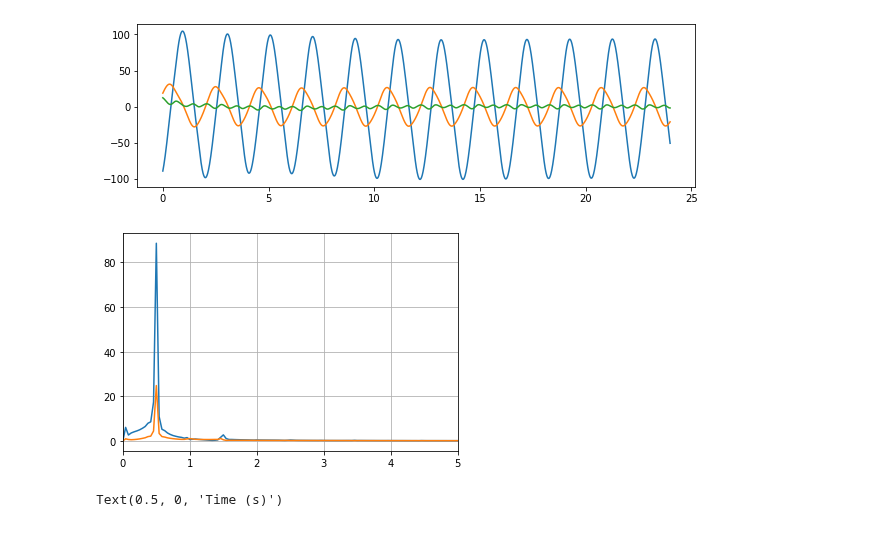
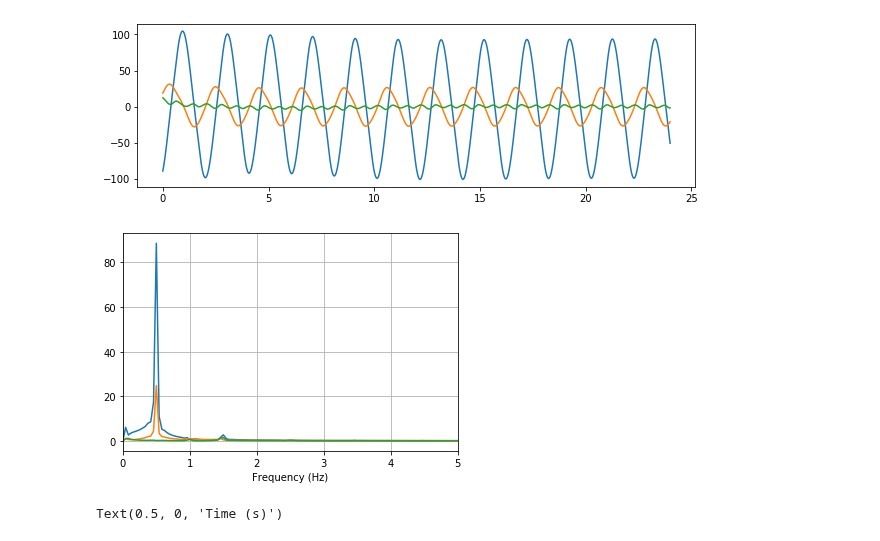
Before and after one commit to sjonany/c-elegans-interactome-analysis, a Jupyter notebook: milestone_oscillation.ipynb, the cells around one changed output. Drawn from its saved outputs; the diff is of its cells as text; code cells hidden in the pictures.

Commit message:
Add fft to plot util and notebook

```diff
--- a/milestone_oscillation.ipynb
+++ b/milestone_oscillation.ipynb
@@ -53,30 +53,10 @@ ax.plot(times, projected_X[:,2])
 # %% [output]
 [<matplotlib.lines.Line2D at 0x...>]
 [figure]
-# %%
-import numpy as np
-from scipy.fftpack import fft
-import matplotlib.pyplot as plt
-
-N = len(projected_X[:,0])
-t = 0.01
-
-pc1_fft = fft(projected_X[:,0])
-pc1_fft_freq = np.linspace(0., 1./(2. * t), N//2)
-
-pc2_fft = fft(projected_X[:,1])
-pc2_fft_freq = np.linspace(0., 1./(2. * t), N//2)
-
-fig, ax1 = plt.subplots(nrows=1, ncols=1)
-
-
-ax1.plot(pc1_fft_freq, 2.0/N * np.abs(pc1_fft[0:N//2]))
-ax1.plot(pc2_fft_freq, 2.0/N * np.abs(pc2_fft[0:N//2]))
-ax1.set_xlim(0, 5)
-plt.grid()
-plt.show()
-# %% [output]
-[figure, removed]
+# %%
+plot_principal_component_fft(n_components=3, projected=projected_X, t=0.01)
+# %% [output]
+[figure, added]
 # %%
 from mpl_toolkits import mplot3d
 
```
Also changed, not shown: 1 other file.
